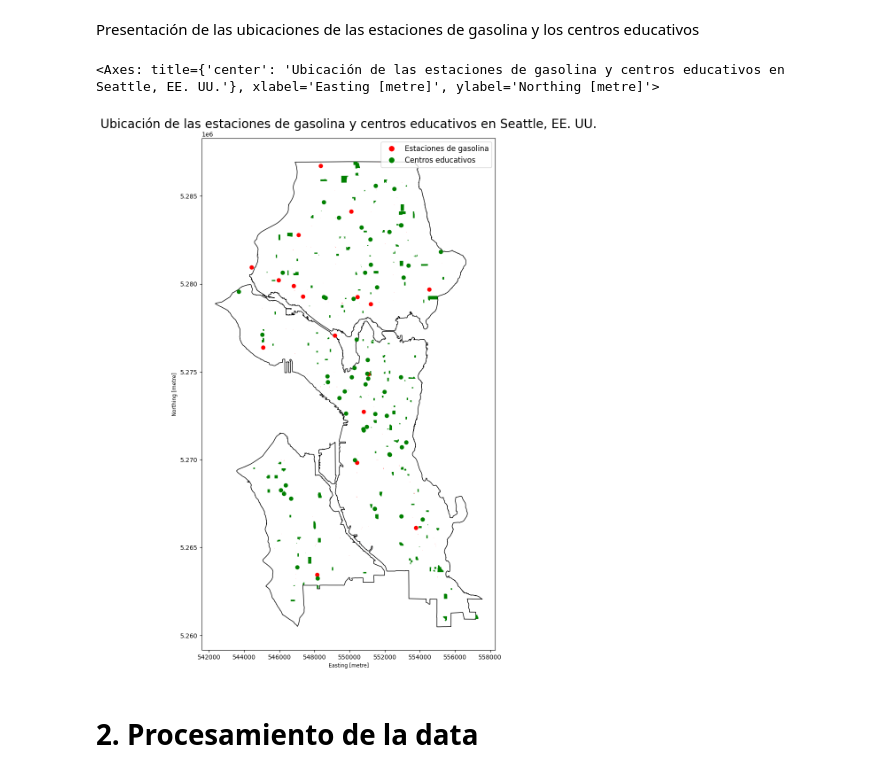
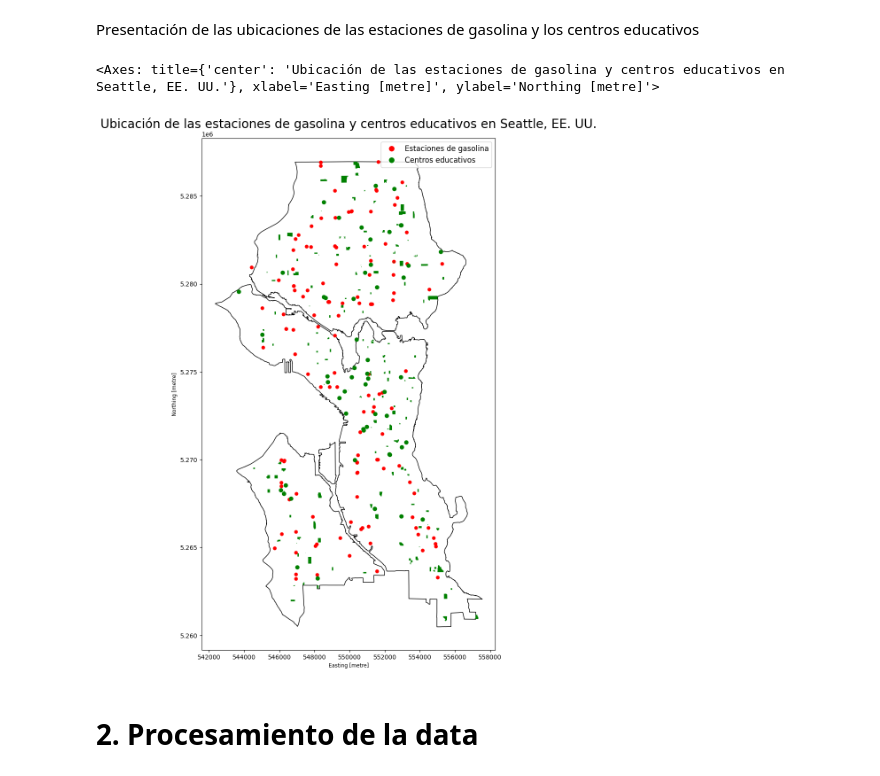
Before and after one commit to DiegoMonja/ICDE_EVALUACION_2, a Jupyter notebook: EVALUACION_2_ICDE.ipynb, the cells around one changed output. Drawn from its saved outputs; the diff is of its cells as text; code cells hidden in the pictures.

```diff
--- a/EVALUACION_2_ICDE.ipynb
+++ b/EVALUACION_2_ICDE.ipynb
@@ -237,30 +237,39 @@ Presentación de las ubicaciones de las estaciones de gasolina y los centros edu
 # %%
 import matplotlib.pyplot as plt
 from matplotlib.lines import Line2D
 from matplotlib.patches import Patch
 
 base=seattle_dissolved.plot(color='white', edgecolor='black', figsize=(15, 15))
 base.set_title(
     'Ubicación de las estaciones de gasolina y centros educativos en Seattle, EE. UU.',
     fontsize=20
 )
 
 leyenda = [
     Line2D([0], [0], marker='o', color='w',
            markerfacecolor='red', markersize=10,
            label='Estaciones de gasolina'),
     Line2D([0], [0], marker='o', color='w',
            markerfacecolor='green', markersize=10,
            label='Centros educativos')
 ]
 
 base.legend(handles=leyenda, loc='upper right', fontsize=12)
 
-seattle_estaciones.plot(ax=base,color='red')
+# Calculamos los centroides de todas las estaciones para representarlas como puntos visibles.
+centros_estaciones = seattle_estaciones.geometry.centroid
+
+# Graficamos las estaciones en color negro y con un tamaño mayor para facilitar su visualización.
+base.scatter(
+    centros_estaciones.x,
+    centros_estaciones.y,
+    color='red',
+    s=25,
+)
 seattle_centros_educativos.plot(ax=base,color='green')
 # %% [output]
 <Axes: title={'center': 'Ubicación de las estaciones de gasolina y centros educativos en Seattle, EE. UU.'}, xlabel='Easting [metre]', ylabel='Northing [metre]'>
-[figure, old version]
+[figure, new version]
 # %% [markdown]
 # 2. Procesamiento de la data
 # %% [markdown]
```
Also changed, not shown: parts of 8 cells of this notebook, 1 other file.
